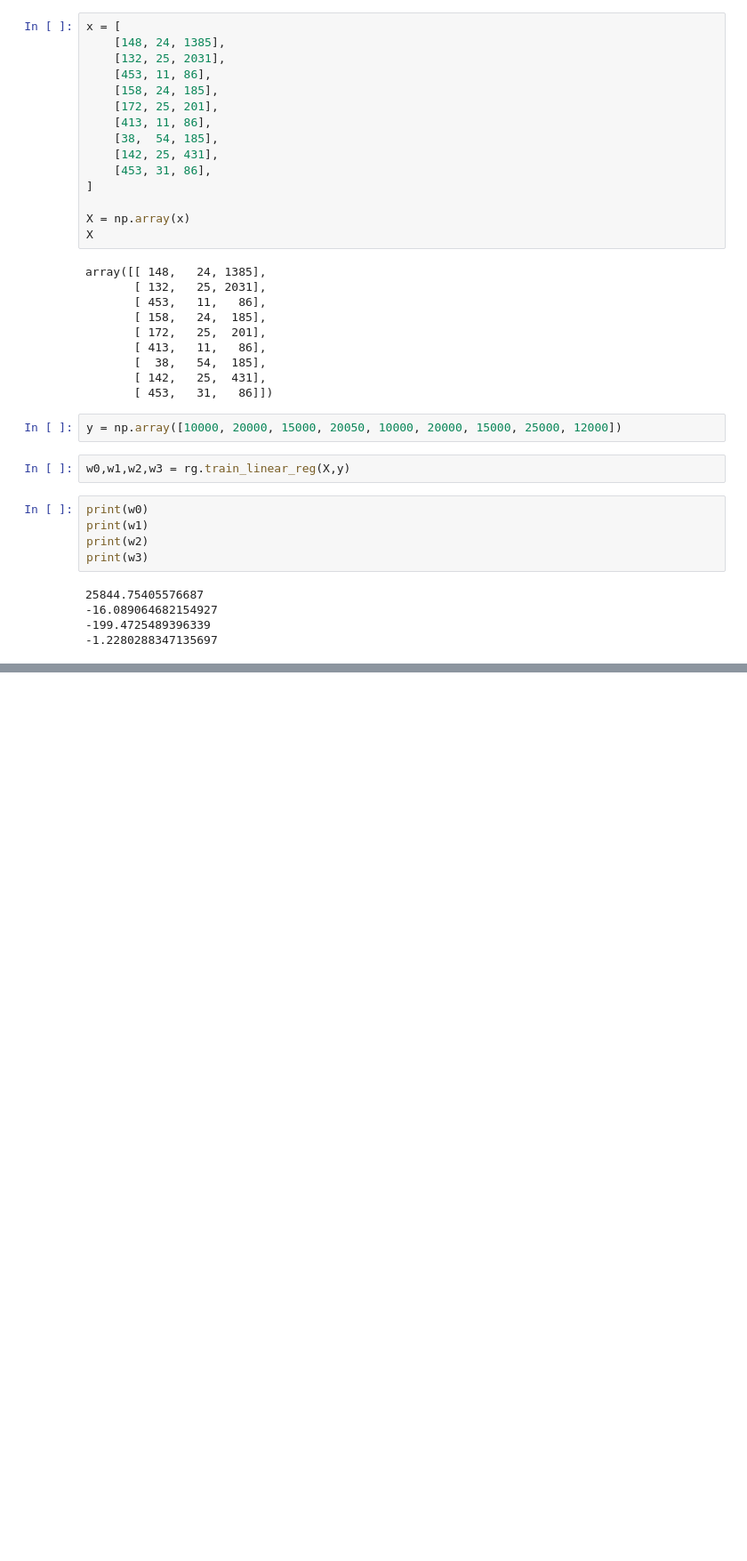
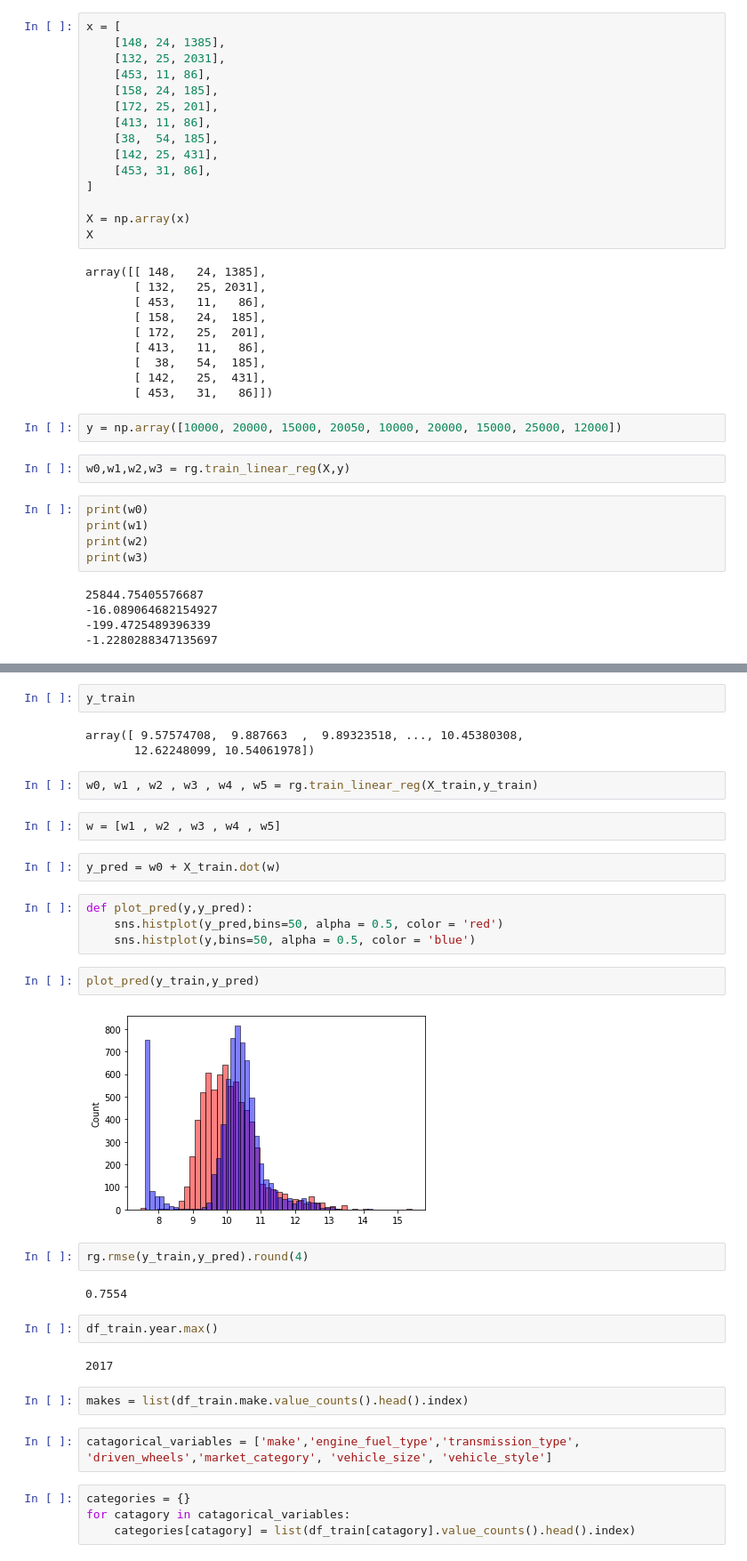
Before and after one commit to Micky373/ml_zoomcamp, a Jupyter notebook: week_2/car_price.ipynb, the cells around one changed output, grey strips where cells are left out. Shown at 89% size. Cells and saved outputs as stored; diff of their text form; blank space fills up the shorter version.

```diff
--- a/week_2/car_price.ipynb
+++ b/week_2/car_price.ipynb
@@ -317,0 +328,35 @@ print(w3)
+# %%
+y_train
+# %% [output]
+array([ 9.57574708,  9.887663  ,  9.89323518, ..., 10.45380308,
+       12.62248099, 10.54061978])
+# %%
+w0, w1 , w2 , w3 , w4 , w5 = rg.train_linear_reg(X_train,y_train)
+# %%
+w = [w1 , w2 , w3 , w4 , w5]
+# %%
+y_pred = w0 + X_train.dot(w)
+# %%
+def plot_pred(y,y_pred):
+    sns.histplot(y_pred,bins=50, alpha = 0.5, color = 'red')
+    sns.histplot(y,bins=50, alpha = 0.5, color = 'blue')
+# %%
+plot_pred(y_train,y_pred)
+# %% [output]
+[figure, added]
+# %%
+rg.rmse(y_train,y_pred).round(4)
+# %% [output]
+0.7554
+# %%
+df_train.year.max()
+# %% [output]
+2017
+# %%
+makes = list(df_train.make.value_counts().head().index)
+# %%
+catagorical_variables = ['make','engine_fuel_type','transmission_type', 'driven_wheels','market_category', 'vehicle_size', 'vehicle_style']
+# %%
+categories = {}
+for catagory in catagorical_variables:
+    categories[catagory] = list(df_train[catagory].value_counts().head().index)
```
Also changed, not shown: parts of 26 cells of this notebook, 1 other file.
